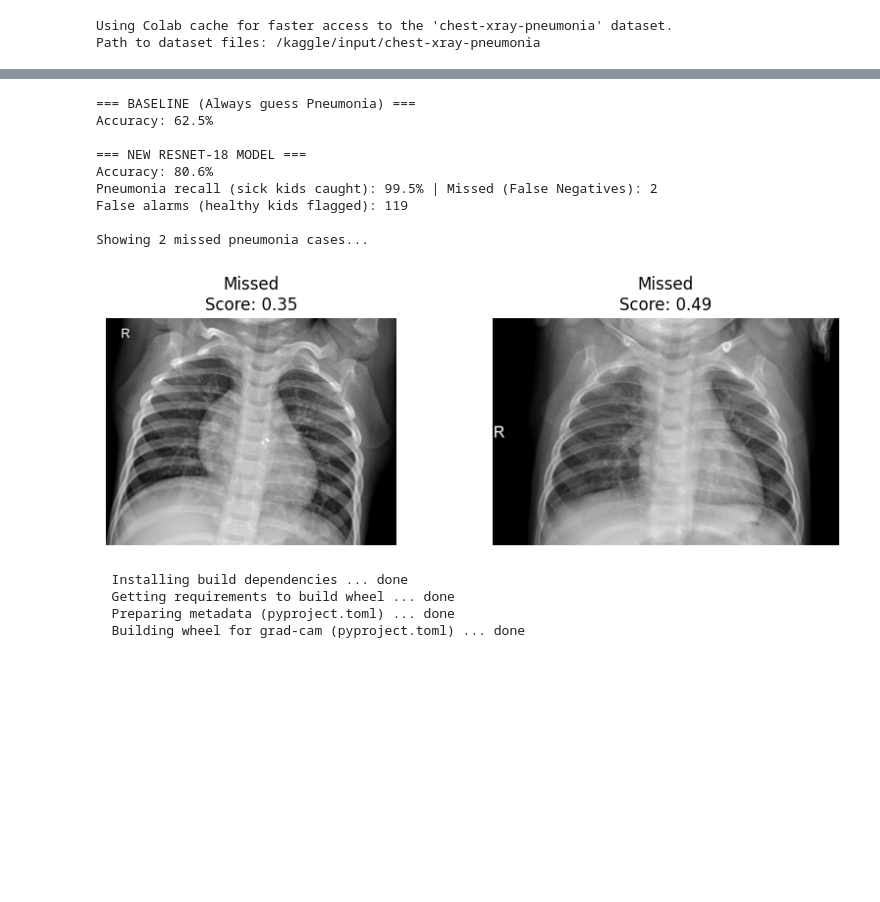
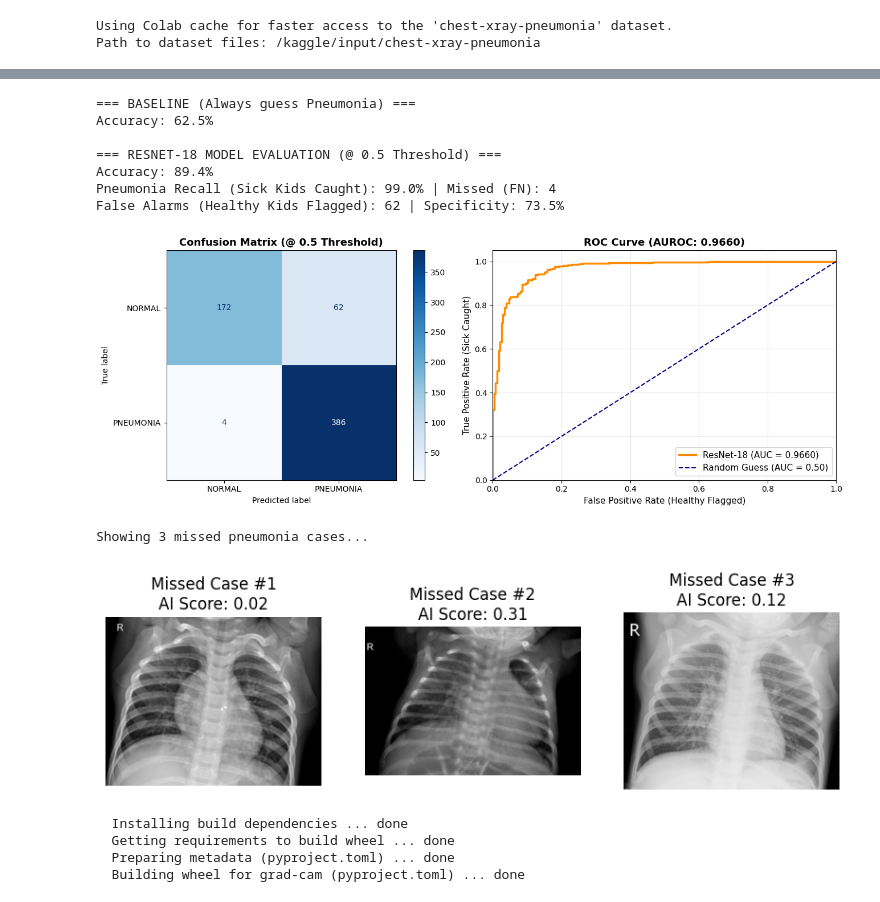
Before and after one commit to night-marionette/Pneumonia-Triage, a Jupyter notebook: 01_model.ipynb, the cells around one changed output, grey strips where cells are left out. Saved outputs shown, nothing was run; the diff lists cells and outputs as text; code cells hidden in the pictures; blank space fills up the shorter version.

```diff
--- a/01_model.ipynb
+++ b/01_model.ipynb
@@ -155,56 +190,81 @@ SUCCESS! Saved 624 rows to /content/drive/MyDrive/PneumoniaTriage/test_scores.cs
 import numpy as np
 import pandas as pd
 import matplotlib.pyplot as plt
 from PIL import Image
+from sklearn.metrics import confusion_matrix, ConfusionMatrixDisplay, roc_curve, auc
 
-# FIX: Convert lists to numpy arrays so the math works
 labels_array = np.array(all_labels)
 scores_array = np.array(all_scores)
 preds = (scores_array >= 0.5).astype(int)
 
+# 1. TEXT METRICS
 print("=== BASELINE (Always guess Pneumonia) ===")
 base_preds = np.ones_like(labels_array)
-print(f"Accuracy: {(base_preds == labels_array).mean()*100:.1f}%")
+print(f"Accuracy: {(base_preds == labels_array).mean()*100:.1f}%\n")
 
-print("\n=== NEW RESNET-18 MODEL ===")
+print("=== RESNET-18 MODEL EVALUATION (@ 0.5 Threshold) ===")
 print(f"Accuracy: {(preds == labels_array).mean()*100:.1f}%")
 
-tp = ((preds==1) & (labels_array==1)).sum()
-fn = ((preds==0) & (labels_array==1)).sum()
-fp = ((preds==1) & (labels_array==0)).sum()
-tn = ((preds==0) & (labels_array==0)).sum()
+tp = ((preds == 1) & (labels_array == 1)).sum()
+fn = ((preds == 0) & (labels_array == 1)).sum()
+fp = ((preds == 1) & (labels_array == 0)).sum()
+tn = ((preds == 0) & (labels_array == 0)).sum()
 
-print(f"Pneumonia recall (sick kids caught): {tp / (tp + fn)*100:.1f}% | Missed (False Negatives): {fn}")
-print(f"False alarms (healthy kids flagged): {fp}")
+print(f"Pneumonia Recall (Sick Kids Caught): {tp / (tp + fn) * 100:.1f}% | Missed (FN): {fn}")
+print(f"False Alarms (Healthy Kids Flagged): {fp} | Specificity: {tn / (tn + fp) * 100:.1f}%\n")
 
-# 2. Show 3 Missed Cases
-miss_idx = np.where((labels_array==1) & (preds==0))[0]
+# 2. REPORT CARD CHARTS: CONFUSION MATRIX & ROC-AUC (FIXES ISSUE B)
+fig, axes = plt.subplots(1, 2, figsize=(14, 5))
+
+# Chart 1: Confusion Matrix
+cm = confusion_matrix(labels_array, preds)
+disp = ConfusionMatrixDisplay(confusion_matrix=cm, display_labels=['NORMAL', 'PNEUMONIA'])
+disp.plot(cmap='Blues', ax=axes[0], values_format='d')
+axes[0].set_title('Confusion Matrix (@ 0.5 Threshold)', fontsize=13, fontweight='bold')
+
+# Chart 2: ROC-AUC Curve
+fpr, tpr, _ = roc_curve(labels_array, scores_array)
+roc_auc = auc(fpr, tpr)
+axes[1].plot(fpr, tpr, color='darkorange', lw=2.5, label=f'ResNet-18 (AUC = {roc_auc:.4f})')
+axes[1].plot([0, 1], [0, 1], color='navy', lw=1.5, linestyle='--', label='Random Guess (AUC = 0.50)')
+axes[1].set_xlim([0.0, 1.0])
+axes[1].set_ylim([0.0, 1.05])
+axes[1].set_xlabel('False Positive Rate (Healthy Flagged)', fontsize=11)
+axes[1].set_ylabel('True Positive Rate (Sick Caught)', fontsize=11)
+axes[1].set_title(f'ROC Curve (AUROC: {roc_auc:.4f})', fontsize=13, fontweight='bold')
+axes[1].legend(loc="lower right", fontsize=11)
+axes[1].grid(alpha=0.3)
+
+plt.tight_layout()
+plt.savefig('/content/model_report_card.png', dpi=200)
+plt.show()
+
+# 3. DISPLAY MISSED PNEUMONIA CASES
+miss_idx = np.where((labels_array == 1) & (preds == 0))[0]
 print(f"\nShowing {min(3, len(miss_idx))} missed pneumonia cases...")
-
 if len(miss_idx) > 0:
     fig, axes = plt.subplots(1, min(3, len(miss_idx)), figsize=(10, 3))
-    if len(miss_idx) == 1: axes = [axes] # handle 1 case
-
+    if len(miss_idx) == 1:
+        axes = [axes]
     for i, ax in enumerate(axes):
         idx = miss_idx[i]
         img_path = test_ds.samples[idx][0]
         score = scores_array[idx]
-
         ax.imshow(Image.open(img_path).convert("L"), cmap="gray")
-        ax.set_title(f"Missed\nScore: {score:.2f}")
+        ax.set_title(f"Missed Case #{i+1}\nAI Score: {score:.2f}")
         ax.axis("off")
     plt.show()
 # %% [output]
 === BASELINE (Always guess Pneumonia) ===
 Accuracy: 62.5%
 
-=== NEW RESNET-18 MODEL ===
-Accuracy: 80.6%
-Pneumonia recall (sick kids caught): 99.5% | Missed (False Negatives): 2
-False alarms (healthy kids flagged): 119
-
-Showing 2 missed pneumonia cases...
+=== RESNET-18 MODEL EVALUATION (@ 0.5 Threshold) ===
+Accuracy: 89.4%
+Pneumonia Recall (Sick Kids Caught): 99.0% | Missed (FN): 4
+False Alarms (Healthy Kids Flagged): 62 | Specificity: 73.5%
-[figure, old version]
+[figure, new version]
+Showing 3 missed pneumonia cases...
+[figure, added]
 # %%
 !pip install grad-cam -q
 import cv2
```
Also changed, not shown: parts of 6 cells of this notebook.
